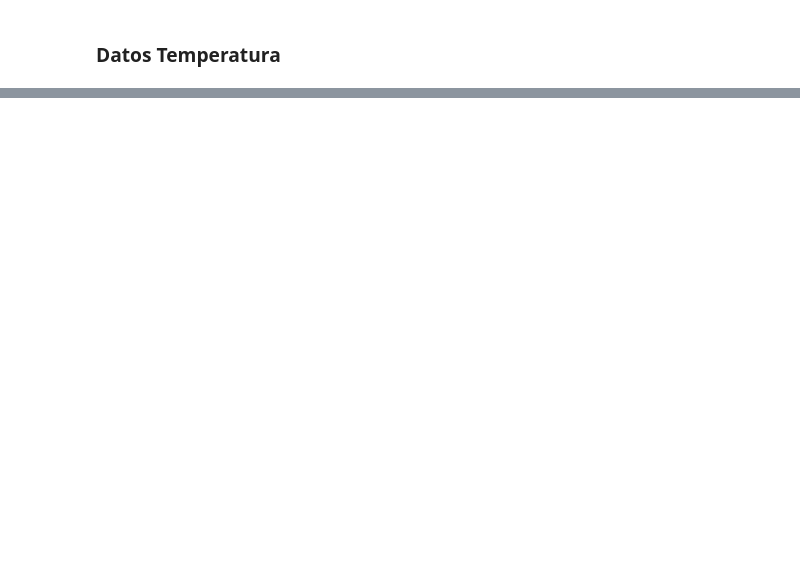
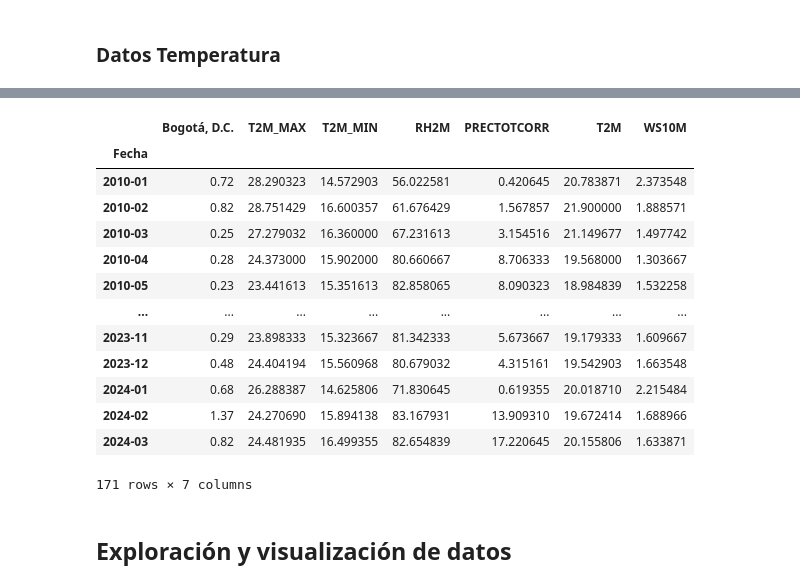
Before and after one commit to andersonjalvarado/Proyecto-IA-Javeriana, a Jupyter notebook: Proyecto.ipynb, the cells around one changed output, grey strips where cells are left out. Saved outputs shown, nothing was run; the diff lists cells and outputs as text; code cells hidden in the pictures; blank space fills up the shorter version.

Commit message:
Concatenar datos

```diff
--- a/Proyecto.ipynb
+++ b/Proyecto.ipynb
@@ -203,6 +199,11 @@ for city in ciudades:
 # %%
 for ciudad in city_coordinates.keys():
     df = pd.read_csv(f'data/temp_diaria_{ciudad}.csv')
+    df['Fecha'] = pd.to_datetime(df[['YEAR', 'MO', 'DY']].astype(str).agg('-'.join, axis=1))
+    df = df.set_index('Fecha')
+    df = df.drop(columns=['YEAR', 'MO', 'DY'])
+    df = df.resample('ME').mean()
+    df.index = df.index.to_period('M')
     print(f'Datos para {ciudad}:')
     print(df.head())
 # %% [output]
@@ -228,14 +226,0 @@ Sacar el promedio de los indices de temperatura, humedad etc. Por mes y año, pa
-# %%
-for ciudad in city_coordinates.keys():
-    df = pd.read_csv(f'data/temp_diaria_{ciudad}.csv')
-    df_mean=df.groupby(["YEAR","MO"]).mean()
-    df_mean = df_mean.reset_index()
-
-    df_mean["Fecha"] = pd.to_datetime(dict(year=df_mean['YEAR'], month=df_mean['MO'], day=df_mean['DY']))
-
-    df_correct_date = convert_to_datetime(df_mean.copy(),"Fecha")
-
-    df_correct_date.drop(['YEAR', 'MO', 'DY'], axis=1, inplace=True)
-
-    df_correct_date.columns = [f"{str(col)}_{ciudad}" for col in df_correct_date.columns]
-    cities_dict[ciudad]["to_merge"].append(df_correct_date)
@@ -262,0 +229,12 @@ cities_dict["Neiva"]["merged"]
+# %%
+dict_ciudades = {}
+for ciudad in city_coordinates.keys():
+    df = pd.read_csv(f'data/temp_diaria_{ciudad}.csv')
+    df['Fecha'] = pd.to_datetime(df[['YEAR', 'MO', 'DY']].astype(str).agg('-'.join, axis=1))
+    df = df.set_index('Fecha')
+    df = df.drop(columns=['YEAR', 'MO', 'DY'])
+    df = df.resample('ME').mean()
+    df.index = df.index.to_period('M')
+    df_ciudades = pd.concat([IPC_mensual[[ciudad]], df], axis=1)
+    dict_ciudades[ciudad] = df_ciudades
+    print(dict_ciudades[ciudad])
@@ -262,0 +259,19 @@ cities_dict["Neiva"]["merged"]
+# %%
+dict_ciudades['Bogotá, D.C.']
+# %% [output]
+|  | Bogotá, D.C. | T2M_MAX | T2M_MIN | RH2M | PRECTOTCORR | T2M | WS10M |
+| Fecha |  |  |  |  |  |  |  |
+| 2010-01 | 0.72 | 28.290323 | 14.572903 | 56.022581 | 0.420645 | 20.783871 | 2.373548 |
+| 2010-02 | 0.82 | 28.751429 | 16.600357 | 61.676429 | 1.567857 | 21.900000 | 1.888571 |
+| 2010-03 | 0.25 | 27.279032 | 16.360000 | 67.231613 | 3.154516 | 21.149677 | 1.497742 |
+| 2010-04 | 0.28 | 24.373000 | 15.902000 | 80.660667 | 8.706333 | 19.568000 | 1.303667 |
+| 2010-05 | 0.23 | 23.441613 | 15.351613 | 82.858065 | 8.090323 | 18.984839 | 1.532258 |
+| ... | ... | ... | ... | ... | ... | ... | ... |
+| 2023-11 | 0.29 | 23.898333 | 15.323667 | 81.342333 | 5.673667 | 19.179333 | 1.609667 |
+| 2023-12 | 0.48 | 24.404194 | 15.560968 | 80.679032 | 4.315161 | 19.542903 | 1.663548 |
+| 2024-01 | 0.68 | 26.288387 | 14.625806 | 71.830645 | 0.619355 | 20.018710 | 2.215484 |
+| 2024-02 | 1.37 | 24.270690 | 15.894138 | 83.167931 | 13.909310 | 19.672414 | 1.688966 |
+| 2024-03 | 0.82 | 24.481935 | 16.499355 | 82.654839 | 17.220645 | 20.155806 | 1.633871 |
+171 rows × 7 columns
+# %% [markdown]
+## Exploración y visualización de datos
```
Also changed, not shown: parts of 12 cells of this notebook.
